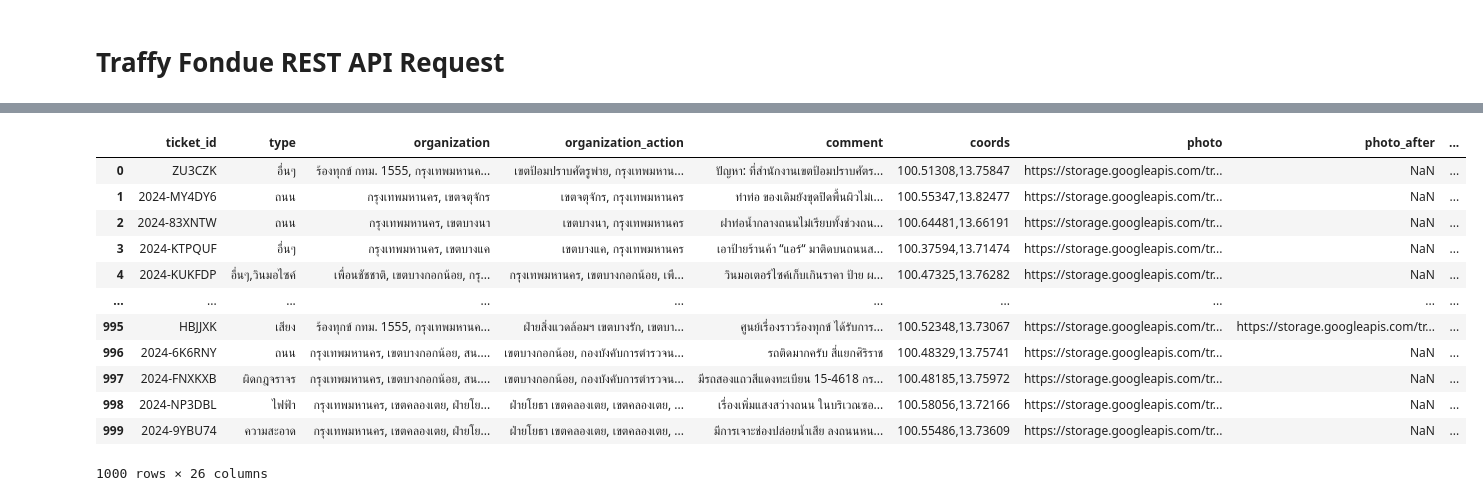
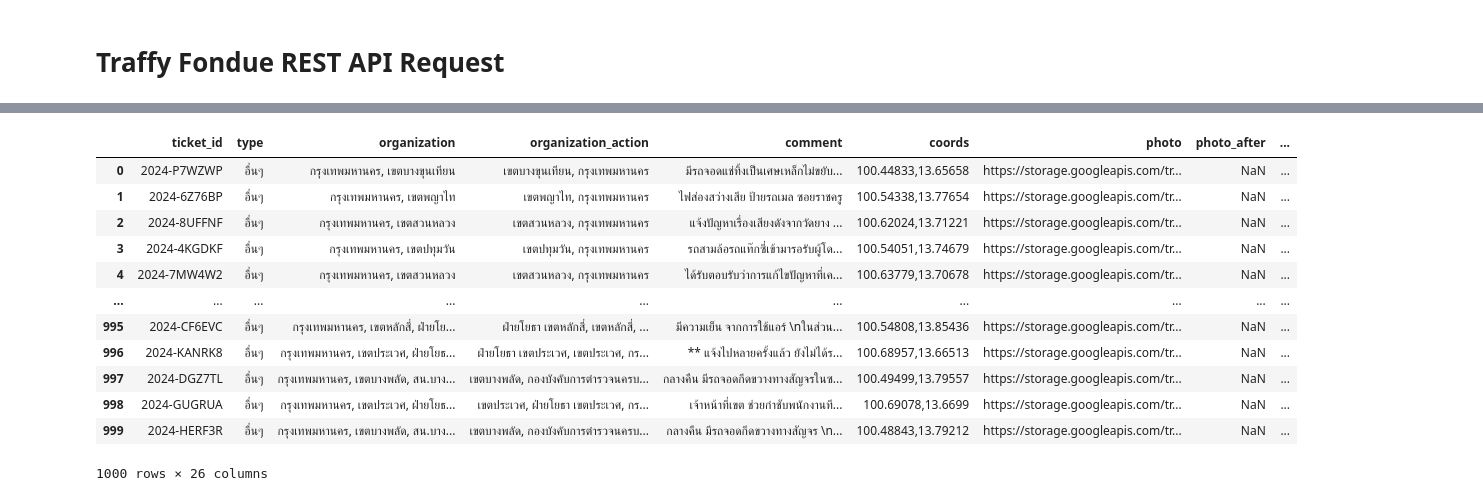
Before and after one commit to SKT-Sukatat/BKK_Policy_Tracker_Dashboard, a Jupyter notebook: BKK_Data_Cleansing.ipynb, the cells around one changed output, grey strips where cells are left out. Cells and saved outputs as stored; diff of their text form; code cells hidden in the pictures.

```diff
--- a/BKK_Data_Cleansing.ipynb
+++ b/BKK_Data_Cleansing.ipynb
@@ -749,17 +751,17 @@ df_traffy.head()
 5 rows × 26 columns
 # %%
-df[:1000]
+df_traffy[:1000]
 # %% [output]
 |  | ticket_id | type | organization | organization_action | comment | coords | photo | photo_after | ... |
-| 0 | ZU3CZK | อื่นๆ | ร้องทุกข์ กทม. 1555, กรุงเทพมหานค... | เขตป้อมปราบศัตรูพ่าย, กรุงเทพมหาน... | ปัญหา: ที่สำนักงานเขตป้อมปราบศัตร... | 100.51308,13.75847 | https://storage.googleapis.com/tr... | NaN | ... |
-| 1 | 2024-MY4DY6 | ถนน | กรุงเทพมหานคร, เขตจตุจักร | เขตจตุจักร, กรุงเทพมหานคร | ทำท่อ ของเดิมยังขุดปิดพื้นผิวไม่เ... | 100.55347,13.82477 | https://storage.googleapis.com/tr... | NaN | ... |
-| 2 | 2024-83XNTW | ถนน | กรุงเทพมหานคร, เขตบางนา | เขตบางนา, กรุงเทพมหานคร | ฝาท่อน้ำกลางถนนไม่เรียบทั้งช่วงถน... | 100.64481,13.66191 | https://storage.googleapis.com/tr... | NaN | ... |
-| 3 | 2024-KTPQUF | อื่นๆ | กรุงเทพมหานคร, เขตบางแค | เขตบางแค, กรุงเทพมหานคร | เอาป้ายร้านค้า “แอร์“ มาติดบนถนนส... | 100.37594,13.71474 | https://storage.googleapis.com/tr... | NaN | ... |
-| 4 | 2024-KUKFDP | อื่นๆ,วินมอไซค์ | เพื่อนชัชชาติ, เขตบางกอกน้อย, กรุ... | กรุงเทพมหานคร, เขตบางกอกน้อย, เพื... | วินมอเตอร์ไซค์เก็บเกินราคา ป้าย ผ... | 100.47325,13.76282 | https://storage.googleapis.com/tr... | NaN | ... |
+| 0 | 2024-P7WZWP | อื่นๆ | กรุงเทพมหานคร, เขตบางขุนเทียน | เขตบางขุนเทียน, กรุงเทพมหานคร | มีรถจอดแช่ทิ้งเป็นเศษเหล็กไม่ขยับ... | 100.44833,13.65658 | https://storage.googleapis.com/tr... | NaN | ... |
+| 1 | 2024-6Z76BP | อื่นๆ | กรุงเทพมหานคร, เขตพญาไท | เขตพญาไท, กรุงเทพมหานคร | ไฟส่องสว่างเสีย ป้ายรถเมล ซอยราชครู | 100.54338,13.77654 | https://storage.googleapis.com/tr... | NaN | ... |
+| 2 | 2024-8UFFNF | อื่นๆ | กรุงเทพมหานคร, เขตสวนหลวง | เขตสวนหลวง, กรุงเทพมหานคร | แจ้งปัญหาเรื่องเสียงดังจากวัดยาง ... | 100.62024,13.71221 | https://storage.googleapis.com/tr... | NaN | ... |
+| 3 | 2024-4KGDKF | อื่นๆ | กรุงเทพมหานคร, เขตปทุมวัน | เขตปทุมวัน, กรุงเทพมหานคร | รถสามล้อรถแท๊กซี่เข้ามารอรับผู้โด... | 100.54051,13.74679 | https://storage.googleapis.com/tr... | NaN | ... |
+| 4 | 2024-7MW4W2 | อื่นๆ | กรุงเทพมหานคร, เขตสวนหลวง | เขตสวนหลวง, กรุงเทพมหานคร | ได้รับตอบรับว่าการแก้ไขปัญหาที่เค... | 100.63779,13.70678 | https://storage.googleapis.com/tr... | NaN | ... |
 | ... | ... | ... | ... | ... | ... | ... | ... | ... | ... |
-| 995 | HBJJXK | เสียง | ร้องทุกข์ กทม. 1555, กรุงเทพมหานค... | ฝ่ายสิ่งแวดล้อมฯ เขตบางรัก, เขตบา... | ศูนย์เรื่องราวร้องทุกข์ ได้รับการ... | 100.52348,13.73067 | https://storage.googleapis.com/tr... | https://storage.googleapis.com/tr... | ... |
-| 996 | 2024-6K6RNY | ถนน | กรุงเทพมหานคร, เขตบางกอกน้อย, สน.... | เขตบางกอกน้อย, กองบังคับการตำรวจน... | รถติดมากครับ สี่แยกศิริราช | 100.48329,13.75741 | https://storage.googleapis.com/tr... | NaN | ... |
-| 997 | 2024-FNXKXB | ผิดกฎจราจร | กรุงเทพมหานคร, เขตบางกอกน้อย, สน.... | เขตบางกอกน้อย, กองบังคับการตำรวจน... | มีรถสองแถวสีแดงทะเบียน 15-4618 กร... | 100.48185,13.75972 | https://storage.googleapis.com/tr... | NaN | ... |
-| 998 | 2024-NP3DBL | ไฟฟ้า | กรุงเทพมหานคร, เขตคลองเตย, ฝ่ายโย... | ฝ่ายโยธา เขตคลองเตย, เขตคลองเตย, ... | เรื่องเพิ่มแสงสว่างถนน ในบริเวณซอ... | 100.58056,13.72166 | https://storage.googleapis.com/tr... | NaN | ... |
-| 999 | 2024-9YBU74 | ความสะอาด | กรุงเทพมหานคร, เขตคลองเตย, ฝ่ายโย... | ฝ่ายโยธา เขตคลองเตย, เขตคลองเตย, ... | มีการเจาะช่องปล่อยน้ำเสีย ลงถนนหน... | 100.55486,13.73609 | https://storage.googleapis.com/tr... | NaN | ... |
+| 995 | 2024-CF6EVC | อื่นๆ | กรุงเทพมหานคร, เขตหลักสี่, ฝ่ายโย... | ฝ่ายโยธา เขตหลักสี่, เขตหลักสี่, ... | มีความเย็น จากการใช้แอร์ \nในส่วน... | 100.54808,13.85436 | https://storage.googleapis.com/tr... | NaN | ... |
+| 996 | 2024-KANRK8 | อื่นๆ | กรุงเทพมหานคร, เขตประเวศ, ฝ่ายโยธ... | ฝ่ายโยธา เขตประเวศ, เขตประเวศ, กร... | ** แจ้งไปหลายครั้งแล้ว ยังไม่ได้ร... | 100.68957,13.66513 | https://storage.googleapis.com/tr... | NaN | ... |
+| 997 | 2024-DGZ7TL | อื่นๆ | กรุงเทพมหานคร, เขตบางพลัด, สน.บาง... | เขตบางพลัด, กองบังคับการตำรวจนครบ... | กลางคืน มีรถจอดกีดขวางทางสัญจรในซ... | 100.49499,13.79557 | https://storage.googleapis.com/tr... | NaN | ... |
+| 998 | 2024-GUGRUA | อื่นๆ | กรุงเทพมหานคร, เขตประเวศ, ฝ่ายโยธ... | เขตประเวศ, ฝ่ายโยธา เขตประเวศ, กร... | เจ้าหน้าที่เขต ช่วยกำชับพนักงานที... | 100.69078,13.6699 | https://storage.googleapis.com/tr... | NaN | ... |
+| 999 | 2024-HERF3R | อื่นๆ | กรุงเทพมหานคร, เขตบางพลัด, สน.บาง... | เขตบางพลัด, กองบังคับการตำรวจนครบ... | กลางคืน มีรถจอดกีดขวางทางสัญจร \n... | 100.48843,13.79212 | https://storage.googleapis.com/tr... | NaN | ... |
 1000 rows × 26 columns
```
Also changed, not shown: parts of 5 cells of this notebook.
